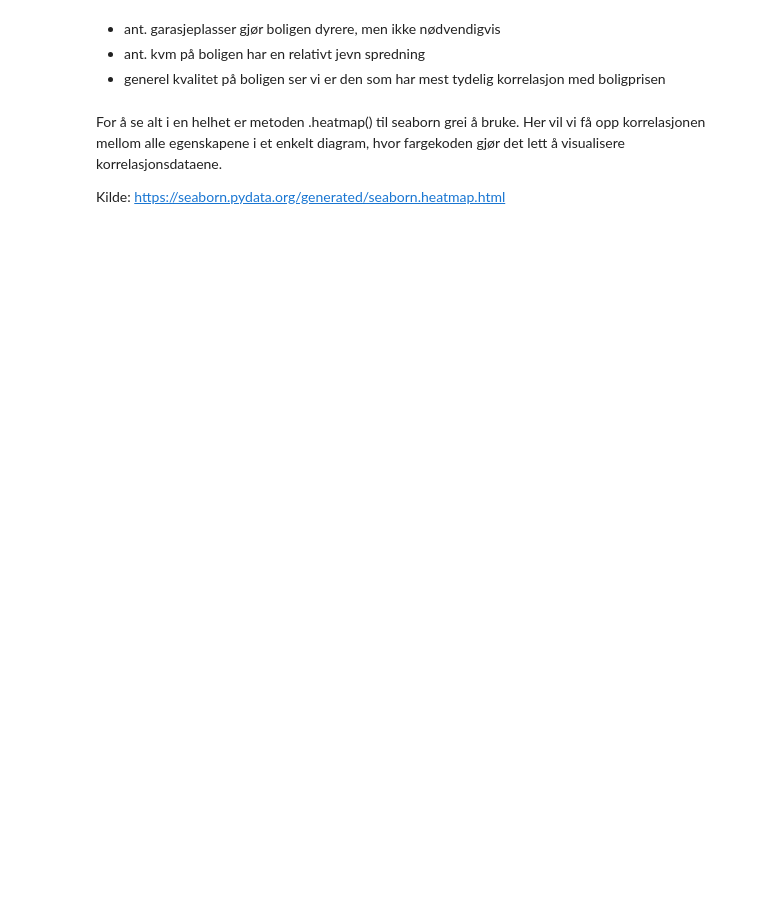
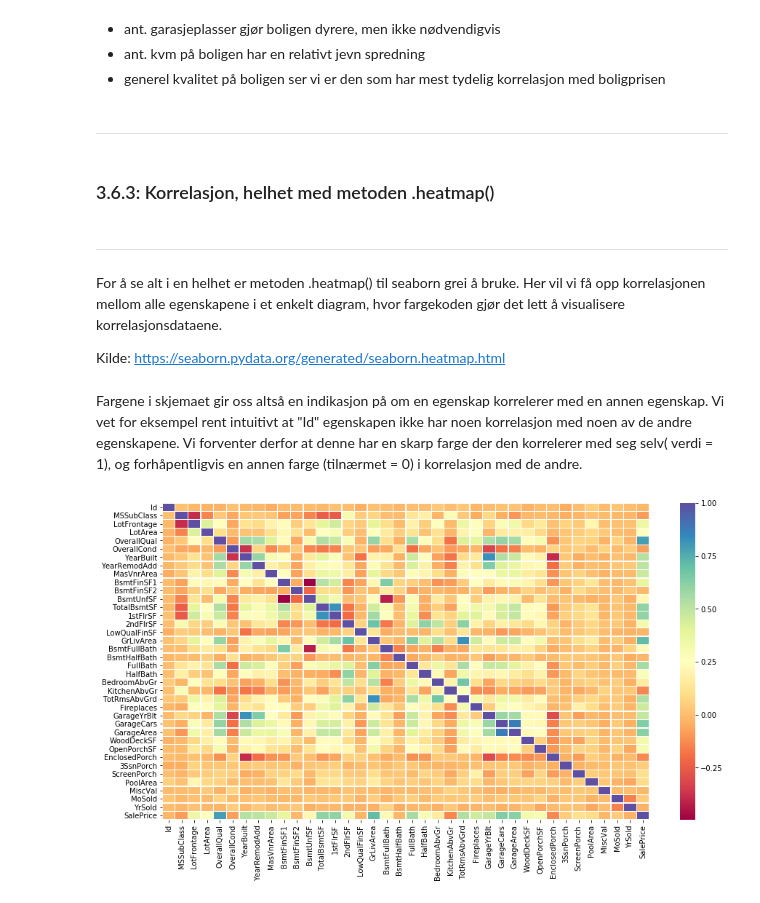
Before and after one commit to 148921/DAT158ML-Oblig2, a Jupyter notebook: HHO_Oblig2.ipynb, the cells around one changed output. Saved outputs shown, nothing was run; the diff lists cells and outputs as text; code cells hidden in the pictures; blank space fills up the shorter version.

```diff
--- a/HHO_Oblig2.ipynb
+++ b/HHO_Oblig2.ipynb
@@ -239,16 +350,25 @@ scatter_matrix(housing_data[attributes], figsize=(15, 8), alpha=0.3)
 -  ant. garasjeplasser gjør boligen dyrere, men ikke nødvendigvis
 -  ant. kvm på boligen har en relativt jevn spredning
 -  generel kvalitet på boligen ser vi er den som har mest tydelig korrelasjon med boligprisen
+# %% [markdown]
+_______________
+# %% [markdown]
+### 3.6.3: Korrelasjon, helhet med metoden .heatmap()
+# %% [markdown]
+_______________
 # %% [markdown]
 For å se alt i en helhet er metoden .heatmap() til seaborn grei å bruke. Her vil vi få opp korrelasjonen mellom alle egenskapene i et enkelt diagram, hvor fargekoden gjør det lett å visualisere korrelasjonsdataene.
 
 
 Kilde:  https://seaborn.pydata.org/generated/seaborn.heatmap.html
+# %% [markdown]
+Fargene i skjemaet gir oss altså en indikasjon på om en egenskap korrelerer med en annen egenskap. Vi vet for eksempel rent intuitivt at "Id" egenskapen ikke har noen korrelasjon med noen av de andre egenskapene. Vi forventer derfor at denne har en skarp farge der den korrelerer med seg selv( verdi = 1), og forhåpentligvis en annen farge (tilnærmet = 0) i korrelasjon med de andre.
 # %%
-# Checking feature correlations
 import seaborn as sns
 
 corr = housing_data.corr()
 plt.figure(figsize=(15, 8))
-sns.heatmap(corr, annot=False, cmap='summer', linewidths=0.3)
+sns.heatmap(corr, annot=False, cmap='Spectral', linewidths=0.3)
 plt.show()
+# %% [output]
+[figure, added]
```
Also changed, not shown: parts of 136 cells of this notebook, 2 other files.
